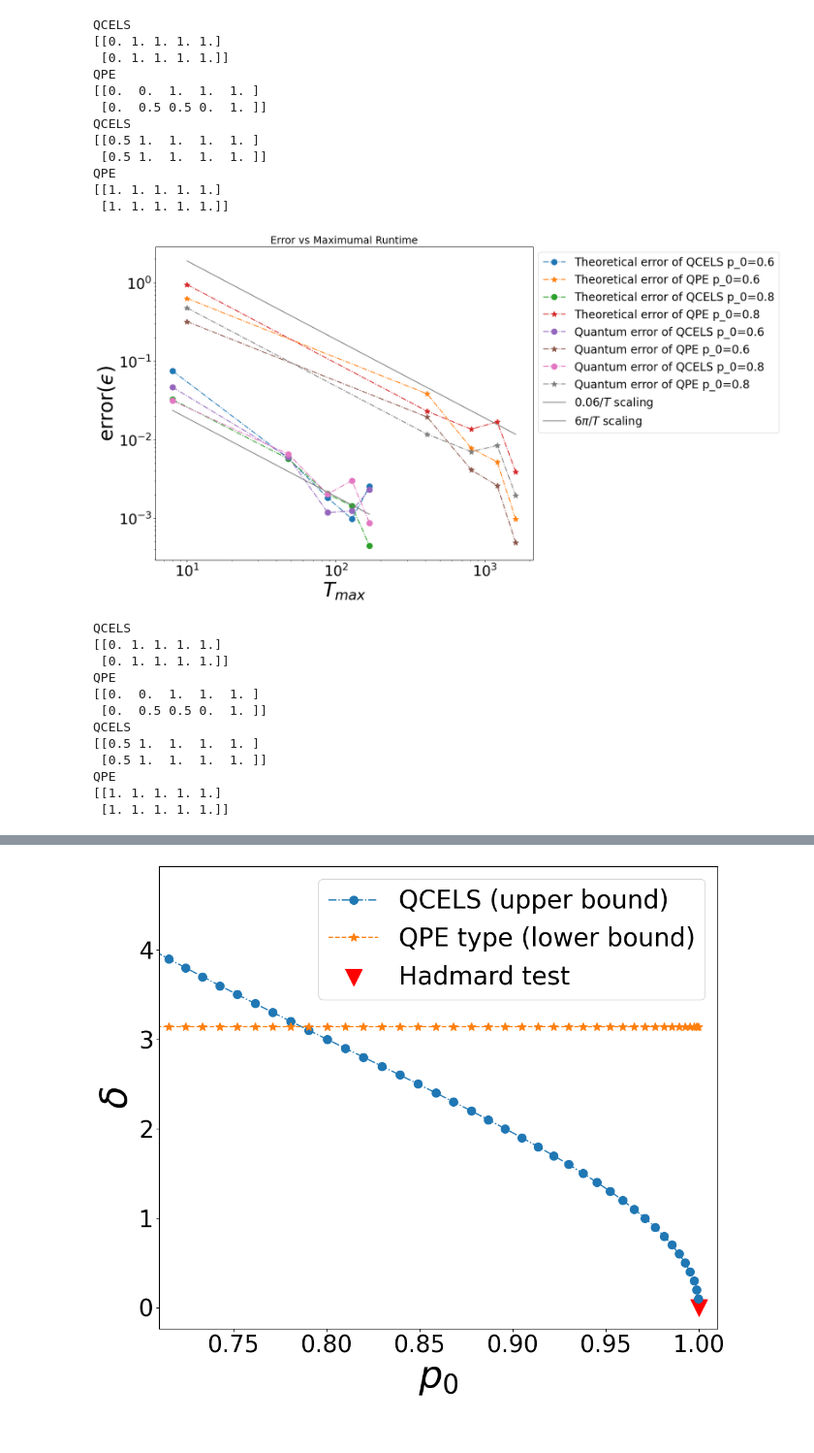
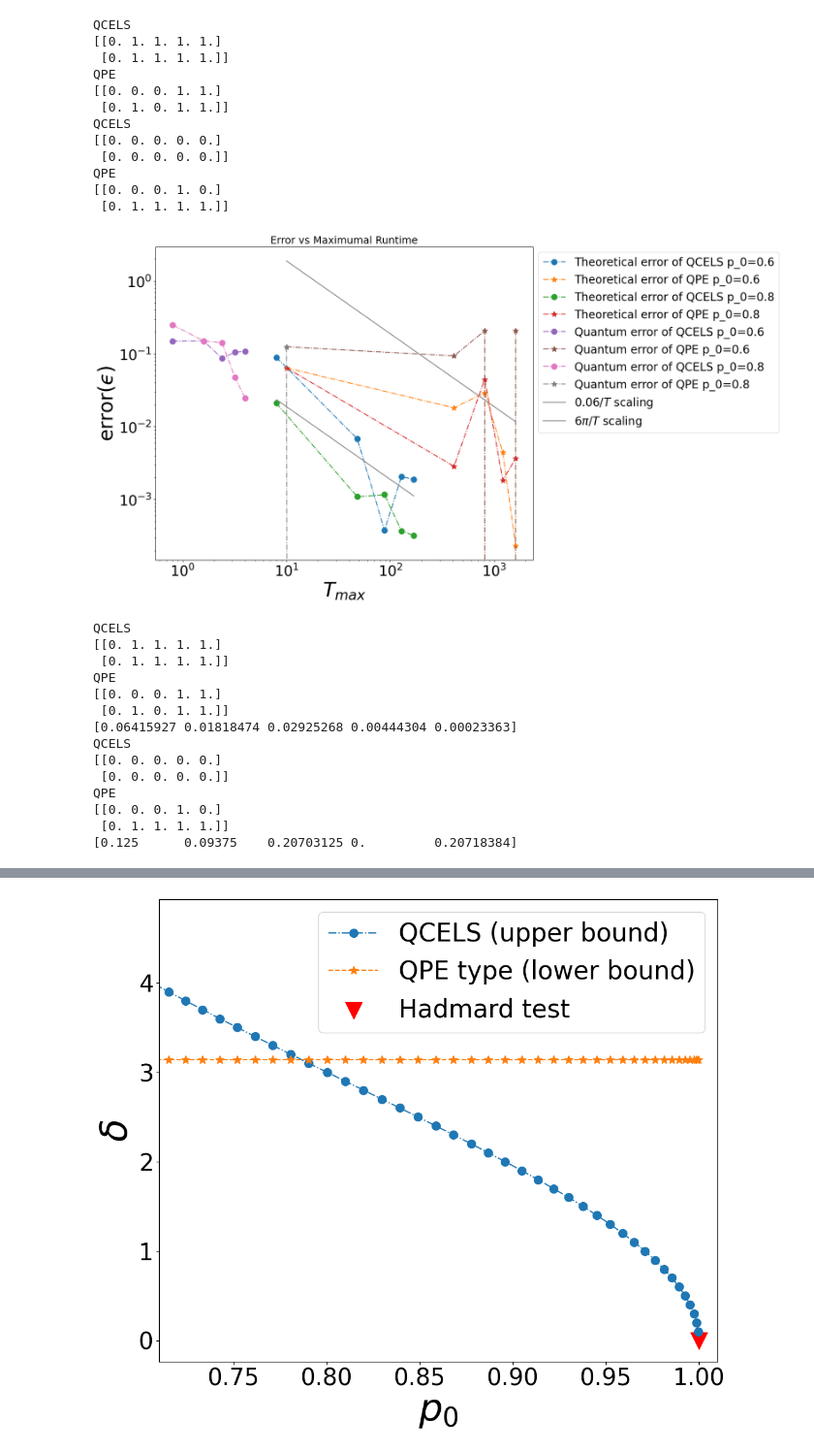
Before and after one commit to Quantum-Linear-Algebra/QCELS, a Jupyter notebook: Quantum_Version/Graph_generator.ipynb, the cells around one changed output, grey strips where cells are left out. Shown at 97% size. Drawn from its saved outputs; the diff is of its cells as text; code cells hidden in the pictures.

```diff
--- a/Quantum_Version/Graph_generator.ipynb
+++ b/Quantum_Version/Graph_generator.ipynb
@@ -16,7 +16,8 @@ import matplotlib
 #from qcels import *
 matplotlib.rcParams['font.size'] = 15
 matplotlib.rcParams['lines.markersize'] = 10
-data_name  = 'Q_Sim'
+# T_Sim (Theoretical Simulation), Q_Sim (Quantum Simulation), Q_Real (Quantum Hardware)
+data_name  = 'T_Sim'
 # %%
 # #-------------Graph for Hubbard_4sites---
 # #-------------Load data-------
@@ -248,63 +249,66 @@ def makegraph_Ttotal(data_name):
     print(rate_success_QCELS)
     print('QPE')
     print(rate_success_QPE)
+    print(err_QPE[0,:])
     plt.plot(cost_list_avg_QCELS[0,:],err_QCELS[0,:],linestyle="-.",marker="o",label=data_type+" error of QCELS p_0=0.6")
     plt.plot(cost_list_avg_QPE[0,:],err_QPE[0,:],linestyle="-.",marker="*",label=data_type+" error of QPE p_0=0.6")
     plt.plot(cost_list_avg_QCELS[1,:],err_QCELS[1,:],linestyle="-.",marker="o",label=data_type+" error of QCELS p_0=0.8")
     plt.plot(cost_list_avg_QPE[1,:],err_QPE[1,:],linestyle="-.",marker="*",label=data_type+" error of QPE p_0=0.8")
 
 plt.figure(figsize=(12,10))
-makegraph_Tmax("Lin_Sim")
+makegraph_Tmax("T_Sim")
 makegraph_Tmax("Q_Sim")
 plt.plot(max_T_QCELS[0,:],0.06*np.pi/max_T_QCELS[0,:],linestyle="-",color="grey",label="$0.06/T$ scaling")
 plt.plot(T_list_QPE,6*np.pi/T_list_QPE,linestyle="-",color="grey",label="$6\pi/T$ scaling")
 plt.xlabel("$T_{max}$",fontsize=35)
 plt.ylabel("error($ϵ$)",fontsize=35)
 plt.title('Error vs Maximumal Runtime')
 plt.xticks(fontsize=25)
 plt.yticks(fontsize=25)
 plt.xscale("log")
 plt.yscale("log")
 plt.legend(fontsize=20, bbox_to_anchor=(1,1))
 plt.savefig('Graphs/QCELS_vs_QPE_TFIM_depth_8.pdf')
 plt.show()
 
 plt.figure(figsize=(12,10))
-makegraph_Ttotal("Lin_Sim")
+makegraph_Ttotal("T_Sim")
 makegraph_Ttotal("Q_Sim")
 plt.xlabel("$T_{total}$",fontsize=35)
 plt.ylabel("error($ϵ$)",fontsize=35)
 plt.title('Error vs Total Runtime')
 plt.xticks(fontsize=25)
 plt.yticks(fontsize=25)
 plt.xscale("log")
 plt.yscale("log")
 plt.legend(fontsize=20, bbox_to_anchor=(1,1))
 plt.savefig('Graphs/QCELS_vs_QPE_TFIM_cost_8.pdf')
 plt.show()
 # %% [output]
 QCELS
 [[0. 1. 1. 1. 1.]
  [0. 1. 1. 1. 1.]]
 QPE
-[[0.  0.  1.  1.  1. ]
- [0.  0.5 0.5 0.  1. ]]
+[[0. 0. 0. 1. 1.]
+ [0. 1. 0. 1. 1.]]
 QCELS
-[[0.5 1.  1.  1.  1. ]
- [0.5 1.  1.  1.  1. ]]
+[[0. 0. 0. 0. 0.]
+ [0. 0. 0. 0. 0.]]
 QPE
-[[1. 1. 1. 1. 1.]
- [1. 1. 1. 1. 1.]]
+[[0. 0. 0. 1. 0.]
+ [0. 1. 1. 1. 1.]]
-[figure, old version]
+[figure, new version]
 QCELS
 [[0. 1. 1. 1. 1.]
  [0. 1. 1. 1. 1.]]
 QPE
-[[0.  0.  1.  1.  1. ]
- [0.  0.5 0.5 0.  1. ]]
+[[0. 0. 0. 1. 1.]
+ [0. 1. 0. 1. 1.]]
+[0.06415927 0.01818474 0.02925268 0.00444304 0.00023363]
 QCELS
-[[0.5 1.  1.  1.  1. ]
- [0.5 1.  1.  1.  1. ]]
+[[0. 0. 0. 0. 0.]
+ [0. 0. 0. 0. 0.]]
 QPE
-[[1. 1. 1. 1. 1.]
- [1. 1. 1. 1. 1.]]
+[[0. 0. 0. 1. 0.]
+ [0. 1. 1. 1. 1.]]
+[0.125      0.09375    0.20703125 0.         0.20718384]
```
Also changed, not shown: parts of 4 cells of this notebook, 33 other files.
